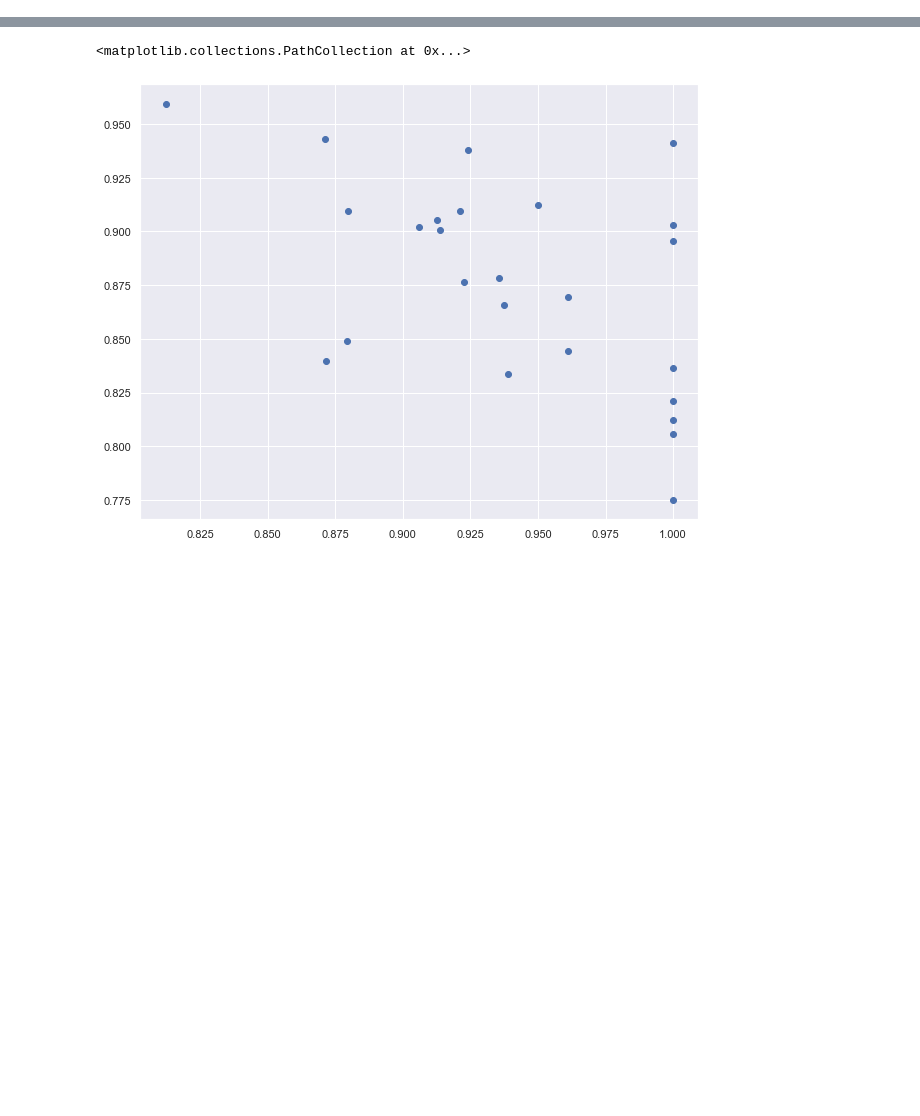
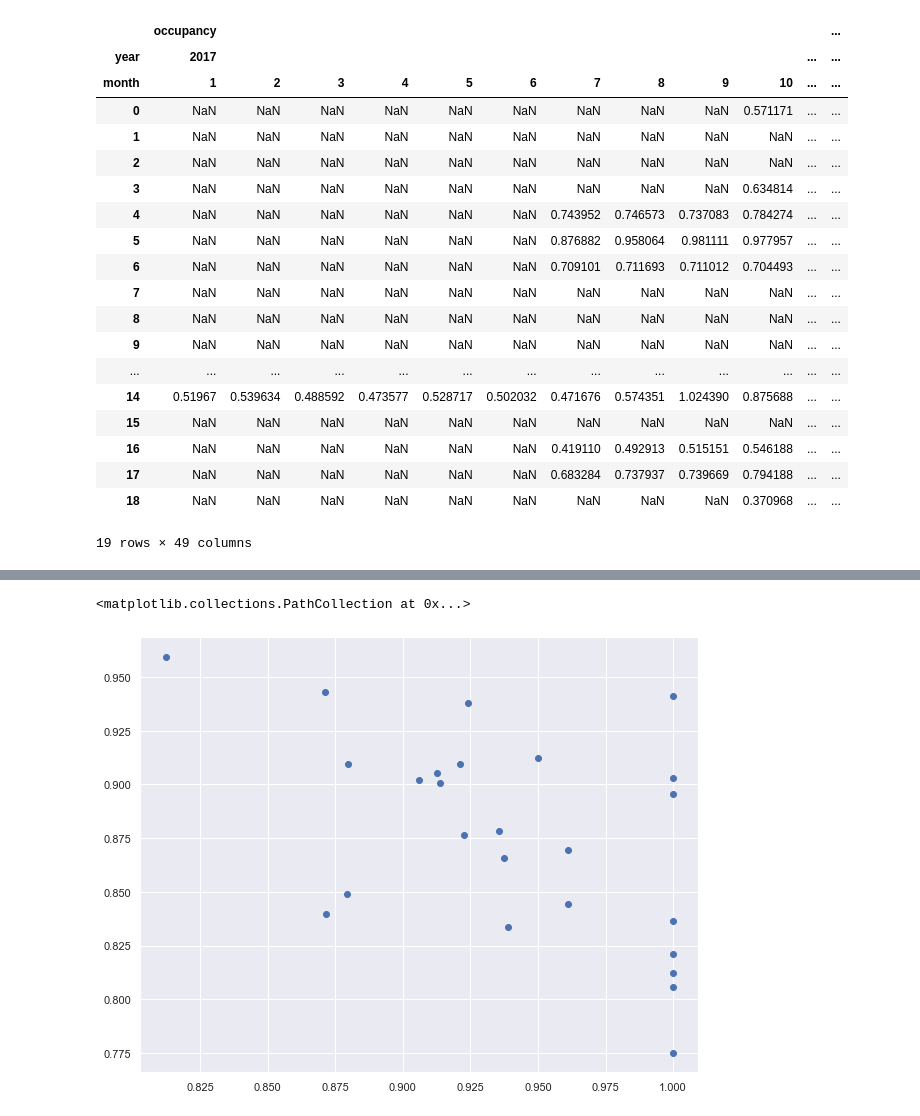
Before and after one commit to elee2021/pbj, a Jupyter notebook: acquired date_vs_occupancy.ipynb, the cells around one changed output, grey strips where cells are left out. Drawn from its saved outputs; the diff is of its cells as text; code cells hidden in the pictures; blank space fills up the shorter version.

```diff
--- a/acquired date_vs_occupancy.ipynb
+++ b/acquired date_vs_occupancy.ipynb
@@ -12,8 +20,8 @@ import sqlalchemy as db
 engine = db.create_engine('postgresql+psycopg2://postgres:1111@localhost/postgres')
 connection = engine.connect()
 metadata = db.MetaData()
-occupancy = db.Table('occupancy', metadata, autoload=True, autoload_with=engine)
-# query=db.select([occupancy]).where(db.and_(occupancy.columns.ensign == True,
-#                                           occupancy.columns.state=='CA'))
-query=db.select([occupancy]).where(occupancy.columns.state=='CA')
-df = pd.read_sql_query(query, con=engine)
+occupancy = db.Table('occ', metadata, autoload=True, autoload_with=engine)
+query=db.select([occupancy]).where(db.and_(occupancy.columns.ensign == True,
+                                          occupancy.columns.provnum =='676459'))
+# query=db.select([occupancy]).where(occupancy.columns.state=='CA')
+df_prov = pd.read_sql_query(query, con=engine)
@@ -32,0 +33,7 @@ Index(['provnum', 'year', 'month', 'provname', 'city', 'state', 'county_name',
+# %%
+def generate_occ_table(df):
+    occupancy_table = pd.pivot_table(df, values=['occupancy'], index=['provnum'], columns=['year', 'month'])
+    occupancy_table['provnum'] = occupancy_table.index
+    occupancy_table = occupancy_table.reset_index(drop=True)
+
+    return occupancy_table
@@ -53,6 +77,11 @@ ac_dates_df
 # %%
+occ_query=db.select([occupancy]).where(occupancy.columns.ensign == True)
+df = pd.read_sql_query(occ_query, con=engine)
+df['date'] = pd.to_datetime(df[['year', 'month']].assign(DAY=1)) # combine year and month columns and assign day=1
 df['cna_ctr_percentage'] = df['hrs_cna_ctr']/df['hrs_cna']
-df_features = ['provnum', 'provname', 'state', 'county_name', 'city', 'year', 'month', 'occupancy', 'cna_ctr_percentage']
+df_features = ['provnum', 'provname', 'state', 'county_name', 'city', 'date', 'year', 'month' , 'occupancy', 'cna_ctr_percentage']
+
 occ_df = df[df_features]
-len(occ_df)
+occ_df.head()
+occ_df[occ_df['provnum']=='505206']
 # %% [output]
@@ -72,2 +112,0 @@ len(merge_df)
-# %%
-merge_df['cna_ctr_percentage'] = merge_df['hrs_cna_ctr']/merge_df['hrs_cna']
@@ -104,0 +161,28 @@ merge_df
+# %%
+# only get the rows after acquisition date
+occ_after_acquisition_df = merge_df[merge_df['date'] >= merge_df['acquisitiondate']]
+
+# occupancy_table
+occupancy_table = generate_occ_table(occ_after_acquisition_df)
+occupancy_table
+# %% [output]
+|  | occupancy |  |  |  |  |  |  |  |  |  |  | ... |
+| year | 2017 |  |  |  |  |  |  |  |  |  | ... | ... |
+| month | 1 | 2 | 3 | 4 | 5 | 6 | 7 | 8 | 9 | 10 | ... | ... |
+| 0 | NaN | NaN | NaN | NaN | NaN | NaN | NaN | NaN | NaN | 0.571171 | ... | ... |
+| 1 | NaN | NaN | NaN | NaN | NaN | NaN | NaN | NaN | NaN | NaN | ... | ... |
+| 2 | NaN | NaN | NaN | NaN | NaN | NaN | NaN | NaN | NaN | NaN | ... | ... |
+| 3 | NaN | NaN | NaN | NaN | NaN | NaN | NaN | NaN | NaN | 0.634814 | ... | ... |
+| 4 | NaN | NaN | NaN | NaN | NaN | NaN | 0.743952 | 0.746573 | 0.737083 | 0.784274 | ... | ... |
+| 5 | NaN | NaN | NaN | NaN | NaN | NaN | 0.876882 | 0.958064 | 0.981111 | 0.977957 | ... | ... |
+| 6 | NaN | NaN | NaN | NaN | NaN | NaN | 0.709101 | 0.711693 | 0.711012 | 0.704493 | ... | ... |
+| 7 | NaN | NaN | NaN | NaN | NaN | NaN | NaN | NaN | NaN | NaN | ... | ... |
+| 8 | NaN | NaN | NaN | NaN | NaN | NaN | NaN | NaN | NaN | NaN | ... | ... |
+| 9 | NaN | NaN | NaN | NaN | NaN | NaN | NaN | NaN | NaN | NaN | ... | ... |
+| ... | ... | ... | ... | ... | ... | ... | ... | ... | ... | ... | ... | ... |
+| 14 | 0.51967 | 0.539634 | 0.488592 | 0.473577 | 0.528717 | 0.502032 | 0.471676 | 0.574351 | 1.024390 | 0.875688 | ... | ... |
+| 15 | NaN | NaN | NaN | NaN | NaN | NaN | NaN | NaN | NaN | NaN | ... | ... |
+| 16 | NaN | NaN | NaN | NaN | NaN | NaN | 0.419110 | 0.492913 | 0.515151 | 0.546188 | ... | ... |
+| 17 | NaN | NaN | NaN | NaN | NaN | NaN | 0.683284 | 0.737937 | 0.739669 | 0.794188 | ... | ... |
+| 18 | NaN | NaN | NaN | NaN | NaN | NaN | NaN | NaN | NaN | 0.370968 | ... | ... |
+19 rows × 49 columns
```
Also changed, not shown: parts of 22 cells of this notebook, 5 other files.
